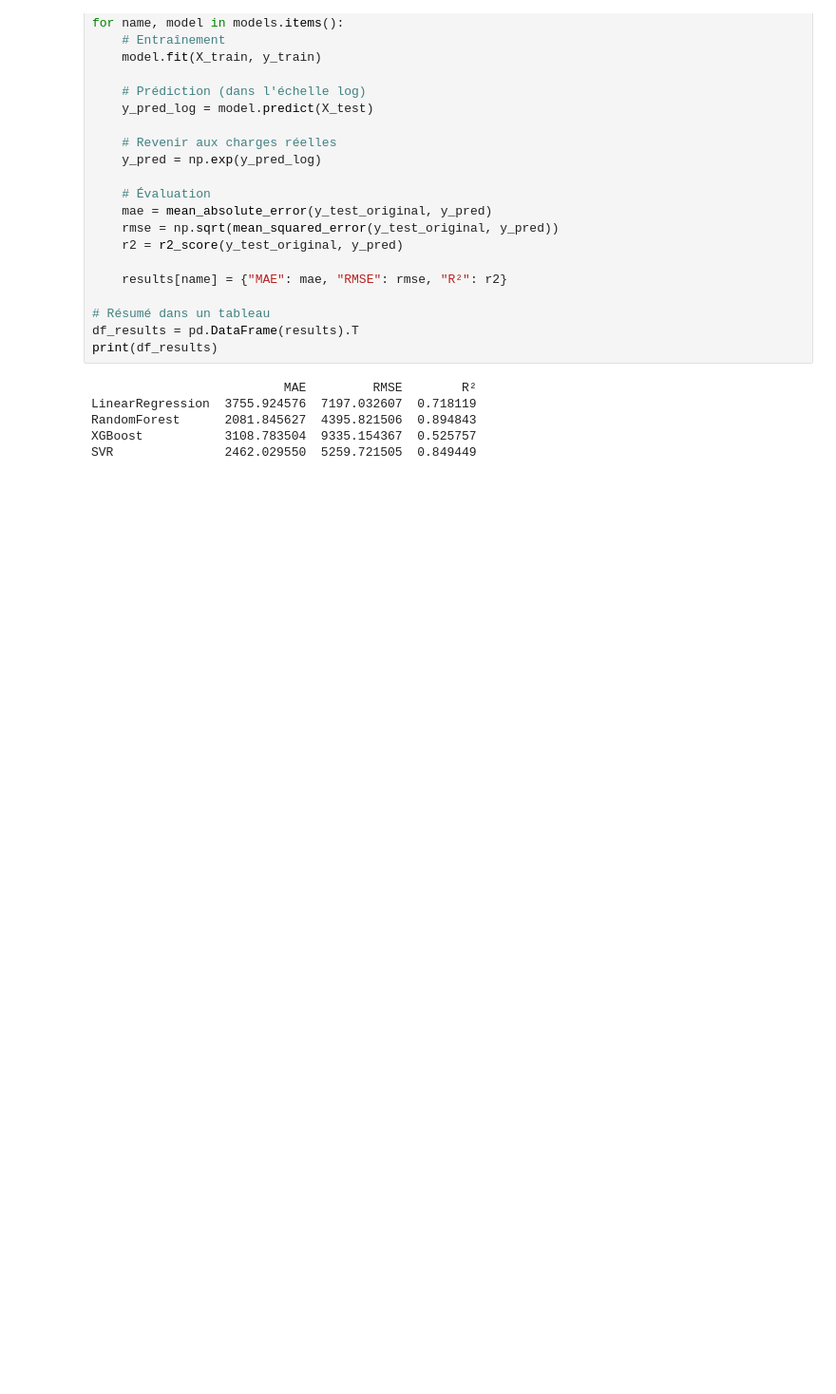
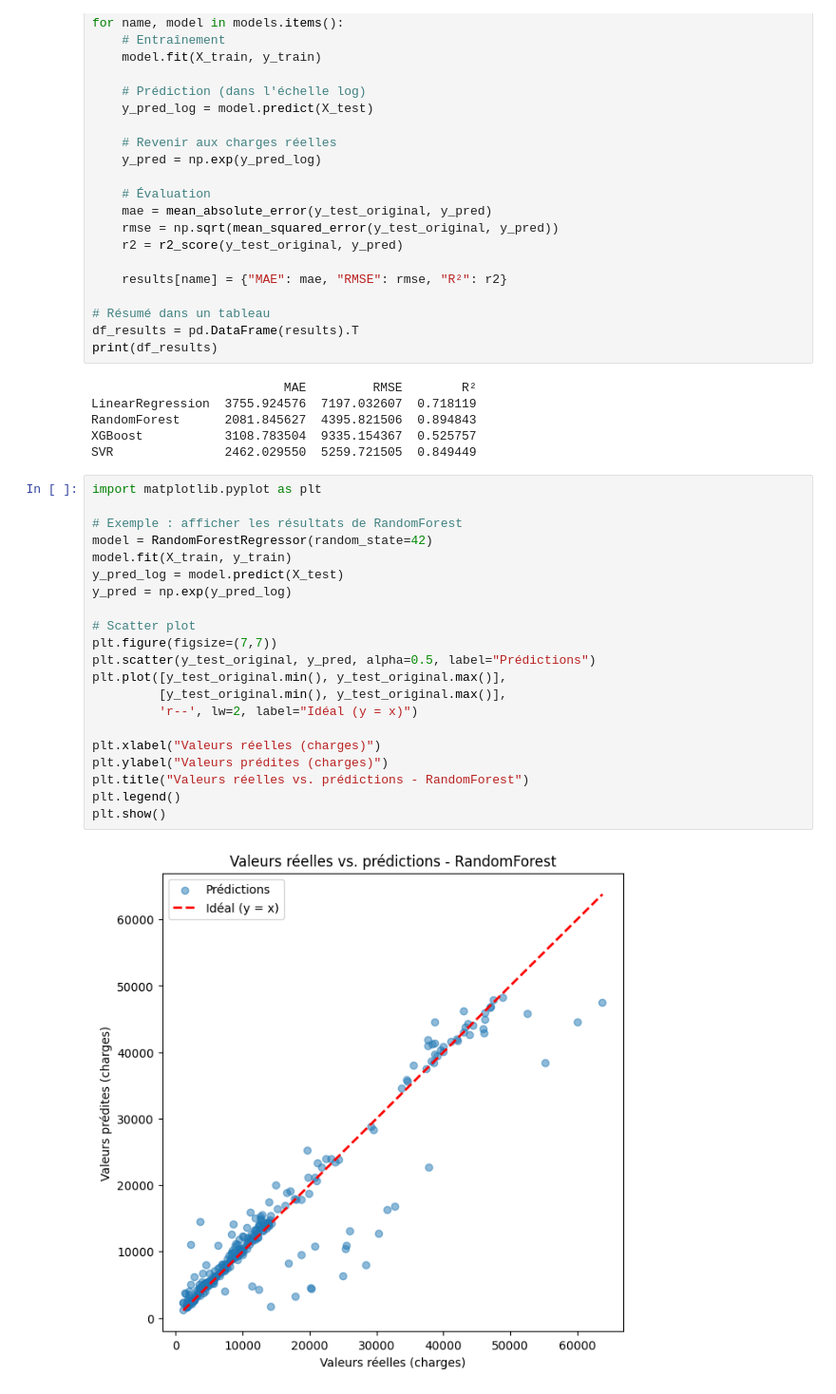
Before and after one commit to elabiad-malika2/Predicteur-de-Charges-d-Assurance-Maladie, a Jupyter notebook: notebooks/data_loader.ipynb, the cells around one changed output. Shown at 95% size. Drawn from its saved outputs; the diff is of its cells as text; blank space fills up the shorter version.

```diff
--- a/notebooks/data_loader.ipynb
+++ b/notebooks/data_loader.ipynb
@@ -474,6 +475,29 @@ LinearRegression  3755.924576  7197.032607  0.718119
 RandomForest      2081.845627  4395.821506  0.894843
 XGBoost           3108.783504  9335.154367  0.525757
 SVR               2462.029550  5259.721505  0.849449
+# %%
+import matplotlib.pyplot as plt
+
+# Exemple : afficher les résultats de RandomForest
+model = RandomForestRegressor(random_state=42)
+model.fit(X_train, y_train)
+y_pred_log = model.predict(X_test)
+y_pred = np.exp(y_pred_log)
+
+# Scatter plot
+plt.figure(figsize=(7,7))
+plt.scatter(y_test_original, y_pred, alpha=0.5, label="Prédictions")
+plt.plot([y_test_original.min(), y_test_original.max()],
+         [y_test_original.min(), y_test_original.max()],
+         'r--', lw=2, label="Idéal (y = x)")
+
+plt.xlabel("Valeurs réelles (charges)")
+plt.ylabel("Valeurs prédites (charges)")
+plt.title("Valeurs réelles vs. prédictions - RandomForest")
+plt.legend()
+plt.show()
+# %% [output]
+[figure, added]
 # %%
 from sklearn.pipeline import Pipeline
 from sklearn.compose import ColumnTransformer
```
Also changed, not shown: parts of 4 cells of this notebook.
